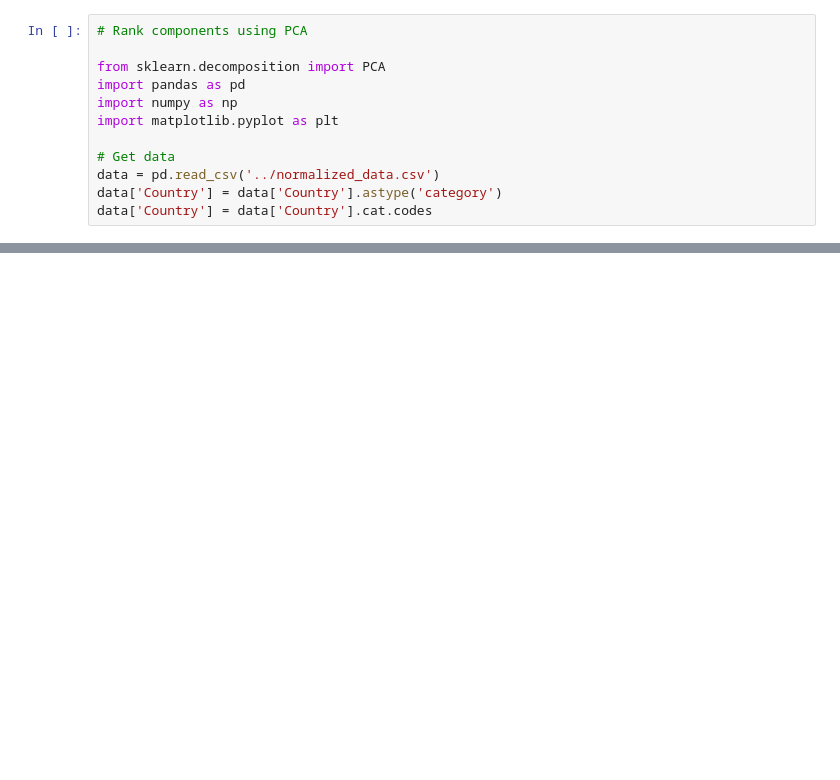
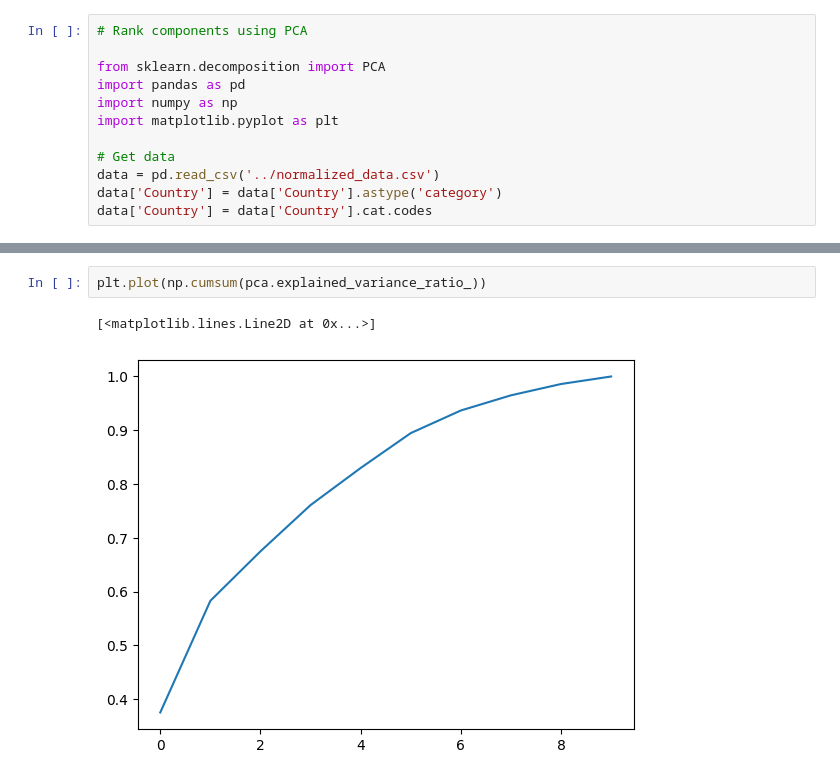
Before and after one commit to garun3/CS6242_Team_42, a Jupyter notebook: models/pca.ipynb, the cells around one changed output, grey strips where cells are left out. Drawn from its saved outputs; the diff is of its cells as text; blank space fills up the shorter version.

```diff
--- a/models/pca.ipynb
+++ b/models/pca.ipynb
@@ -61,0 +73,5 @@ Features sorted by their corresponding component value:
+# %%
+plt.plot(np.cumsum(pca.explained_variance_ratio_))
+# %% [output]
+[<matplotlib.lines.Line2D at 0x...>]
+[figure, added]
```
Also changed, not shown: parts of 3 cells of this notebook.
